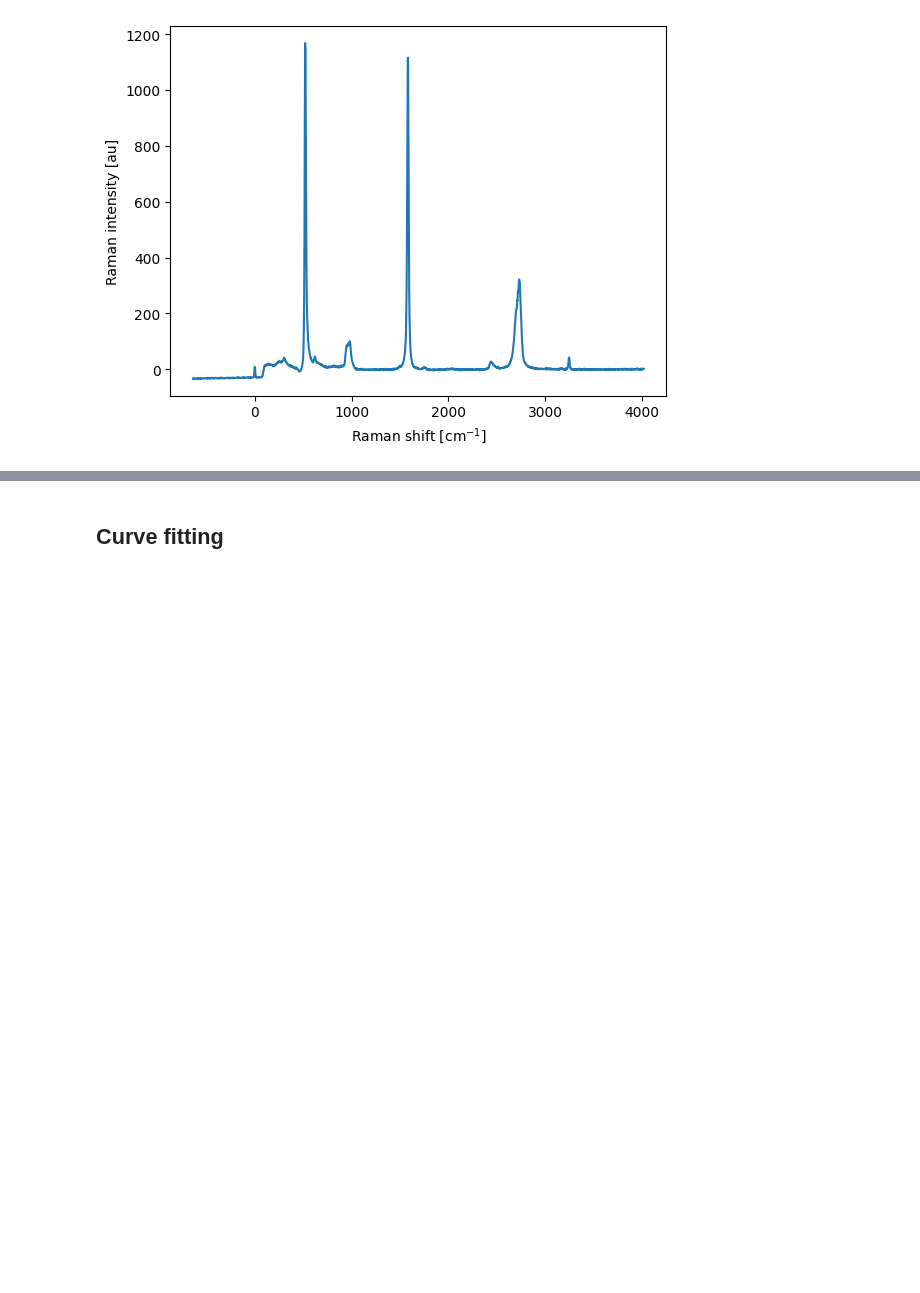
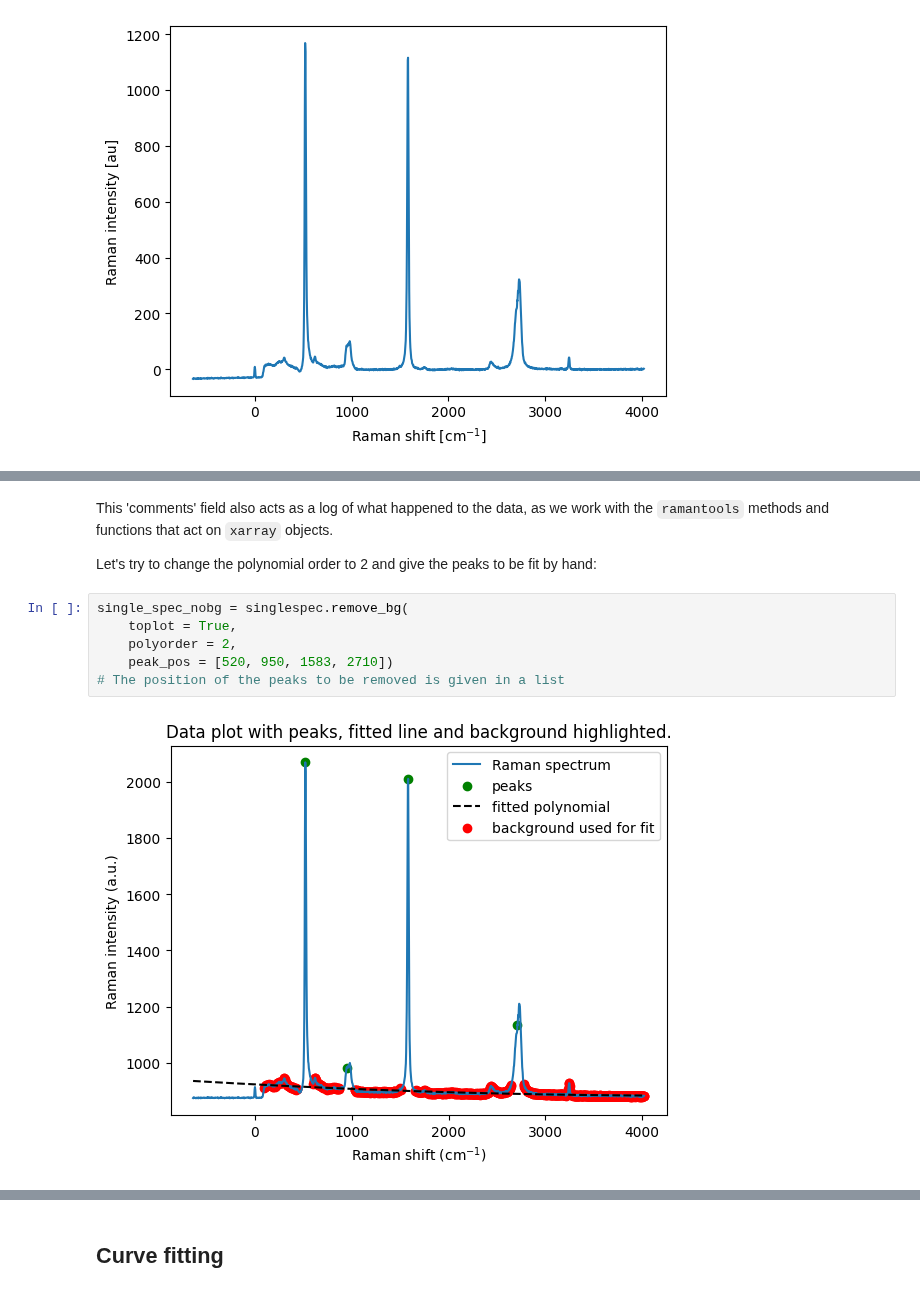
Before and after one commit to zrbyte/ramantools, a Jupyter notebook: ramantools tutorial.ipynb, the cells around one changed output, grey strips where cells are left out. Cells and saved outputs as stored; diff of their text form; blank space fills up the shorter version.

```diff
--- a/ramantools tutorial.ipynb
+++ b/ramantools tutorial.ipynb
@@ -276,0 +260,12 @@ array([874., 876., 875., ..., 881., 881., 882.])
+# %% [markdown]
+This 'comments' field also acts as a log of what happened to the data, as we work with the `ramantools` methods and functions that act on `xarray` objects.
+
+Let's try to change the polynomial order to 2 and give the peaks to be fit by hand:
+# %%
+single_spec_nobg = singlespec.remove_bg(
+    toplot = True,
+    polyorder = 2,
+    peak_pos = [520, 950, 1583, 2710])
+# The position of the peaks to be removed is given in a list
+# %% [output]
+[figure, added]
```
Also changed, not shown: parts of 25 cells of this notebook, 1 other file.
